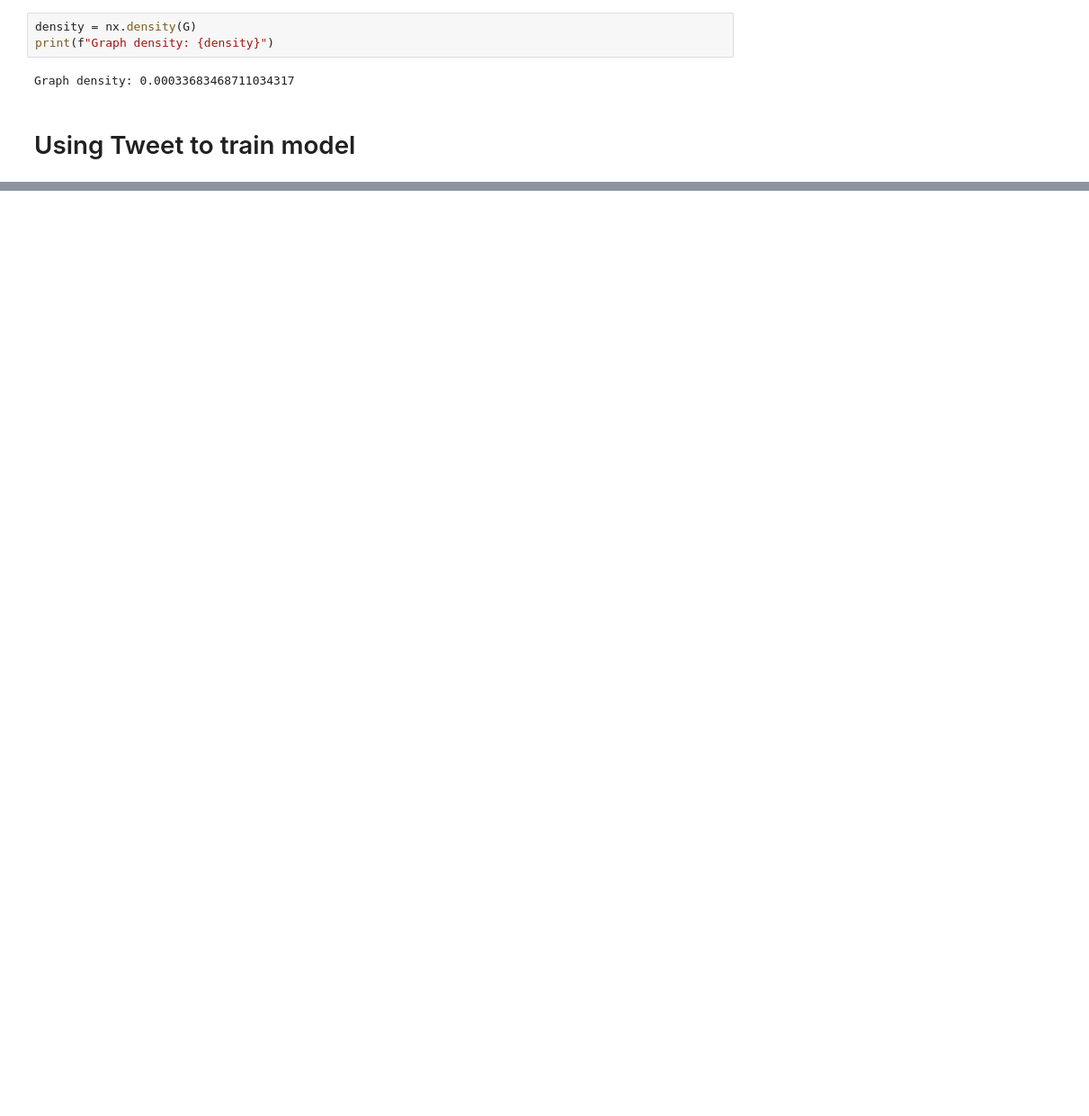
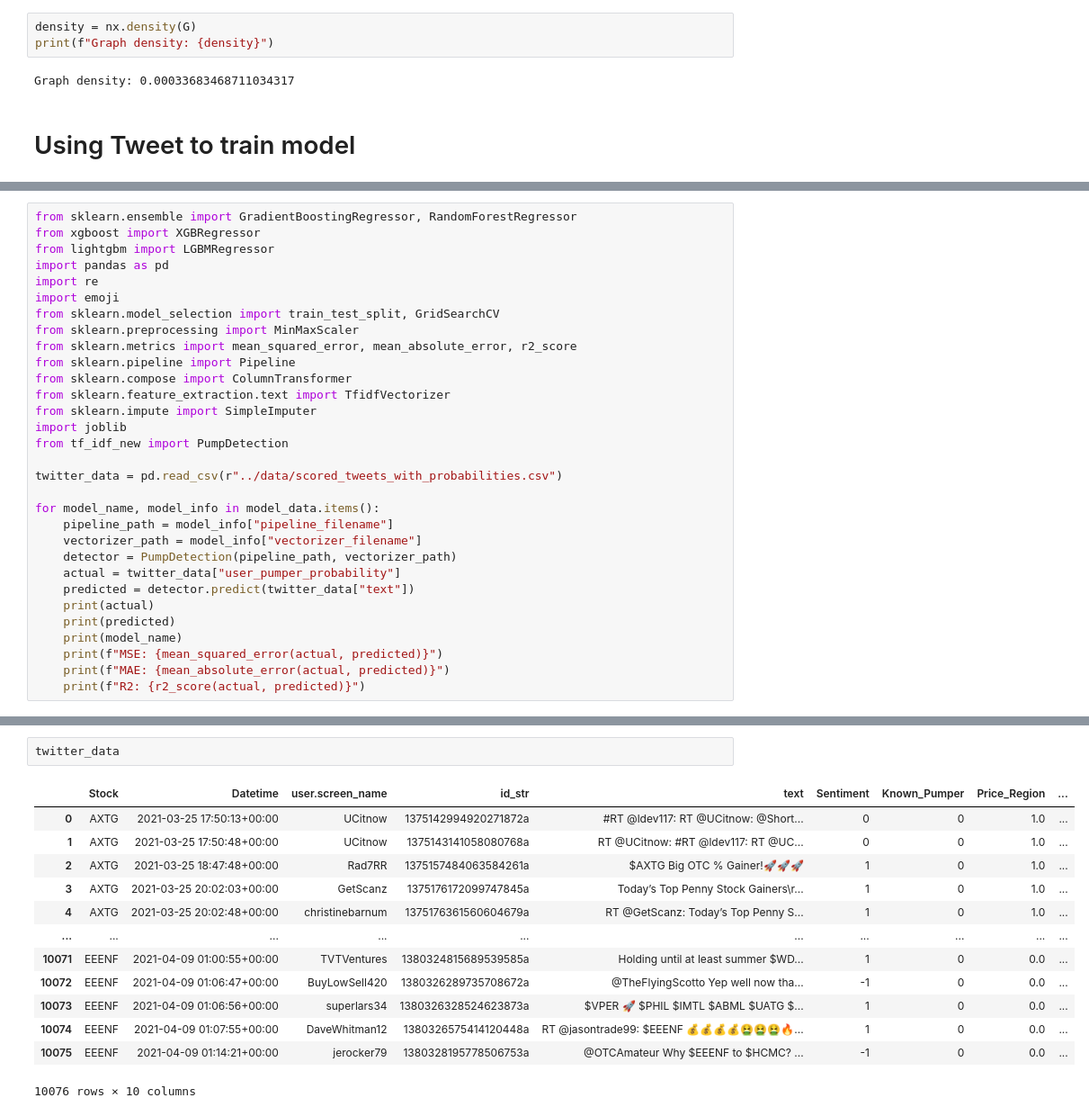
Before and after one commit to DominicCheongChengHung/DSA4263_StockTweets, a Jupyter notebook: New Approach/Creating_probabilistic_pumper.ipynb, the cells around one changed output, grey strips where cells are left out. Shown at 90% size. Cells and saved outputs as stored; diff of their text form; blank space fills up the shorter version.

```diff
--- a/New Approach/Creating_probabilistic_pumper.ipynb
+++ b/New Approach/Creating_probabilistic_pumper.ipynb
@@ -373,0 +515,31 @@ def create_ml_pipeline_with_tfidf_oversampling(df, classifier, text_column='text
+# %%
+from sklearn.ensemble import GradientBoostingRegressor, RandomForestRegressor
+from xgboost import XGBRegressor
+from lightgbm import LGBMRegressor
+import pandas as pd
+import re
+import emoji
+from sklearn.model_selection import train_test_split, GridSearchCV
+from sklearn.preprocessing import MinMaxScaler
+from sklearn.metrics import mean_squared_error, mean_absolute_error, r2_score
+from sklearn.pipeline import Pipeline
+from sklearn.compose import ColumnTransformer
+from sklearn.feature_extraction.text import TfidfVectorizer
+from sklearn.impute import SimpleImputer
+import joblib
+from tf_idf_new import PumpDetection
+
+twitter_data = pd.read_csv(r"../data/scored_tweets_with_probabilities.csv")
+
+for model_name, model_info in model_data.items():
+    pipeline_path = model_info["pipeline_filename"]
+    vectorizer_path = model_info["vectorizer_filename"]
+    detector = PumpDetection(pipeline_path, vectorizer_path)
+    actual = twitter_data["user_pumper_probability"]
+    predicted = detector.predict(twitter_data["text"])
+    print(actual)
+    print(predicted)
+    print(model_name)
+    print(f"MSE: {mean_squared_error(actual, predicted)}")
+    print(f"MAE: {mean_absolute_error(actual, predicted)}")
+    print(f"R2: {r2_score(actual, predicted)}")
@@ -373,0 +565,16 @@ def create_ml_pipeline_with_tfidf_oversampling(df, classifier, text_column='text
+# %%
+twitter_data
+# %% [output]
+|  | Stock | Datetime | user.screen_name | id_str | text | Sentiment | Known_Pumper | Price_Region | ... |
+| 0 | AXTG | 2021-03-25 17:50:13+00:00 | UCitnow | 1375142994920271872a | #RT @ldev117: RT @UCitnow: @Short... | 0 | 0 | 1.0 | ... |
+| 1 | AXTG | 2021-03-25 17:50:48+00:00 | UCitnow | 1375143141058080768a | RT @UCitnow: #RT @ldev117: RT @UC... | 0 | 0 | 1.0 | ... |
+| 2 | AXTG | 2021-03-25 18:47:48+00:00 | Rad7RR | 1375157484063584261a | $AXTG Big OTC % Gainer!🚀🚀🚀 | 1 | 0 | 1.0 | ... |
+| 3 | AXTG | 2021-03-25 20:02:03+00:00 | GetScanz | 1375176172099747845a | Today’s Top Penny Stock Gainers\r... | 1 | 0 | 1.0 | ... |
+| 4 | AXTG | 2021-03-25 20:02:48+00:00 | christinebarnum | 1375176361560604679a | RT @GetScanz: Today’s Top Penny S... | 1 | 0 | 1.0 | ... |
+| ... | ... | ... | ... | ... | ... | ... | ... | ... | ... |
+| 10071 | EEENF | 2021-04-09 01:00:55+00:00 | TVTVentures | 1380324815689539585a | Holding until at least summer $WD... | 1 | 0 | 0.0 | ... |
+| 10072 | EEENF | 2021-04-09 01:06:47+00:00 | BuyLowSell420 | 1380326289735708672a | @TheFlyingScotto Yep well now tha... | -1 | 0 | 0.0 | ... |
+| 10073 | EEENF | 2021-04-09 01:06:56+00:00 | superlars34 | 1380326328524623873a | $VPER 🚀 $PHIL $IMTL $ABML $UATG $... | 1 | 0 | 0.0 | ... |
+| 10074 | EEENF | 2021-04-09 01:07:55+00:00 | DaveWhitman12 | 1380326575414120448a | RT @jasontrade99: $EEENF 💰💰💰💰🤮🤮🤮🔥... | 1 | 0 | 0.0 | ... |
+| 10075 | EEENF | 2021-04-09 01:14:21+00:00 | jerocker79 | 1380328195778506753a | @OTCAmateur Why $EEENF to $HCMC? ... | -1 | 0 | 0.0 | ... |
+10076 rows × 10 columns
```
Also changed, not shown: parts of 11 cells of this notebook, 2 other files.
